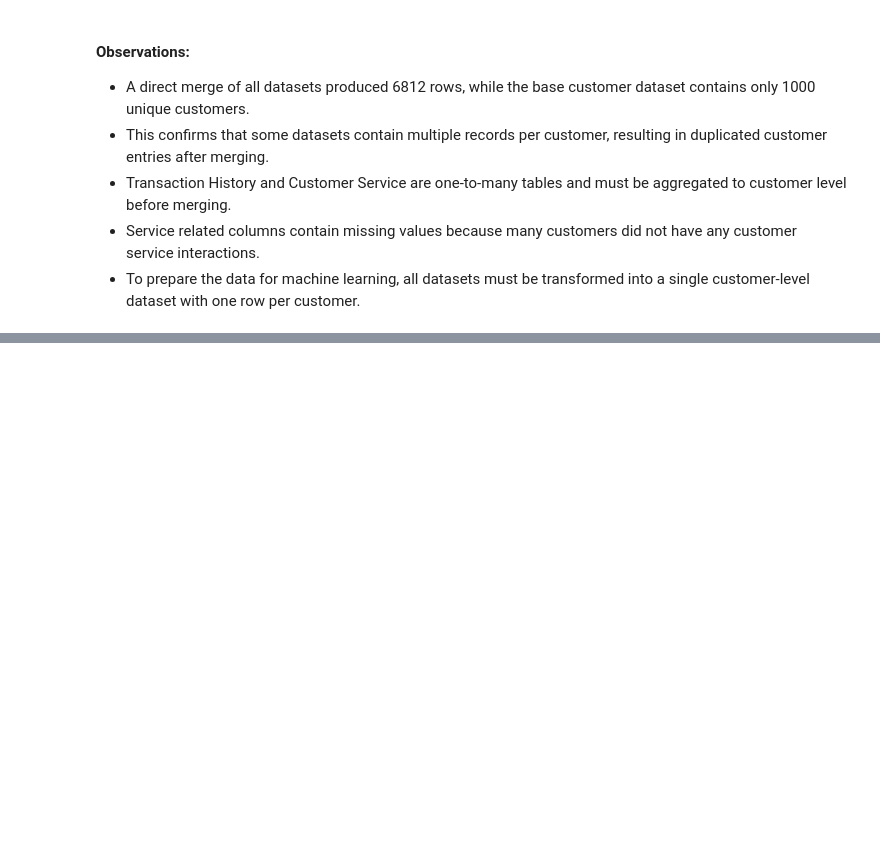
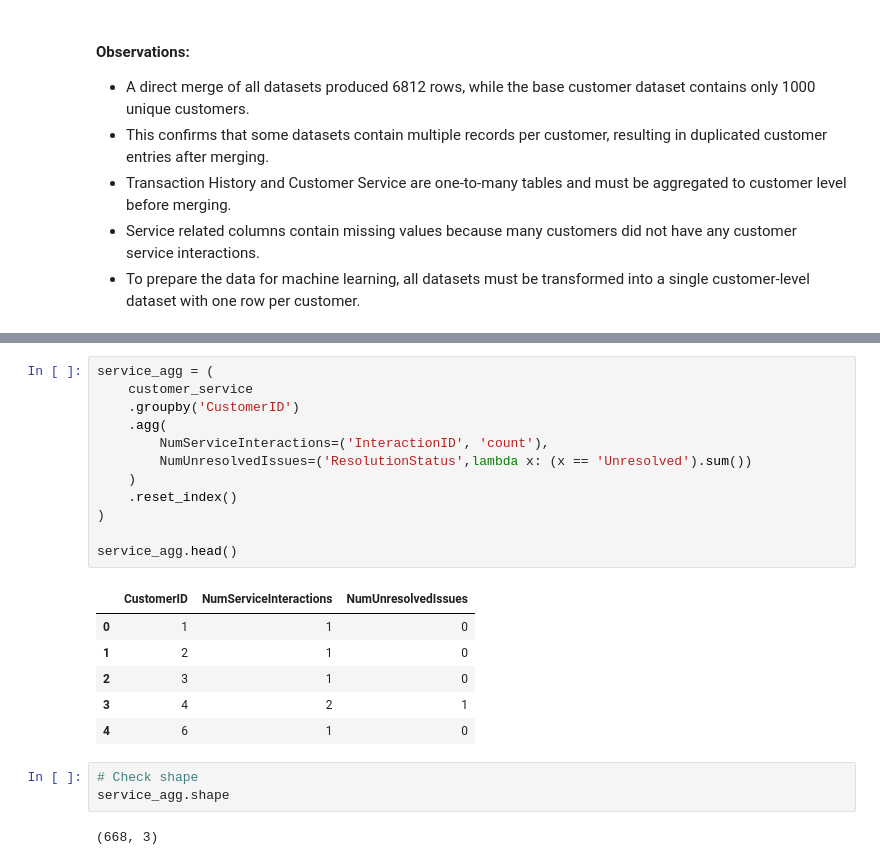
Before and after one commit to ashishpra28/Lloyds-Banking-Group-Job-Simulation, a Jupyter notebook: notebooks/Task1-EDA.ipynb, the cells around one changed output, grey strips where cells are left out. Drawn from its saved outputs; the diff is of its cells as text; blank space fills up the shorter version.

```diff
--- a/notebooks/Task1-EDA.ipynb
+++ b/notebooks/Task1-EDA.ipynb
@@ -528,0 +562,24 @@ The Transaction History dataset contains multiple transaction records for each c
+# %%
+service_agg = (
+    customer_service
+    .groupby('CustomerID')
+    .agg(
+        NumServiceInteractions=('InteractionID', 'count'),
+        NumUnresolvedIssues=('ResolutionStatus',lambda x: (x == 'Unresolved').sum())
+    )
+    .reset_index()
+)
+
+service_agg.head()
+# %% [output]
+|  | CustomerID | NumServiceInteractions | NumUnresolvedIssues |
+| 0 | 1 | 1 | 0 |
+| 1 | 2 | 1 | 0 |
+| 2 | 3 | 1 | 0 |
+| 3 | 4 | 2 | 1 |
+| 4 | 6 | 1 | 0 |
+# %%
+# Check shape
+service_agg.shape
+# %% [output]
+(668, 3)
```
Also changed, not shown: parts of 9 cells of this notebook.
